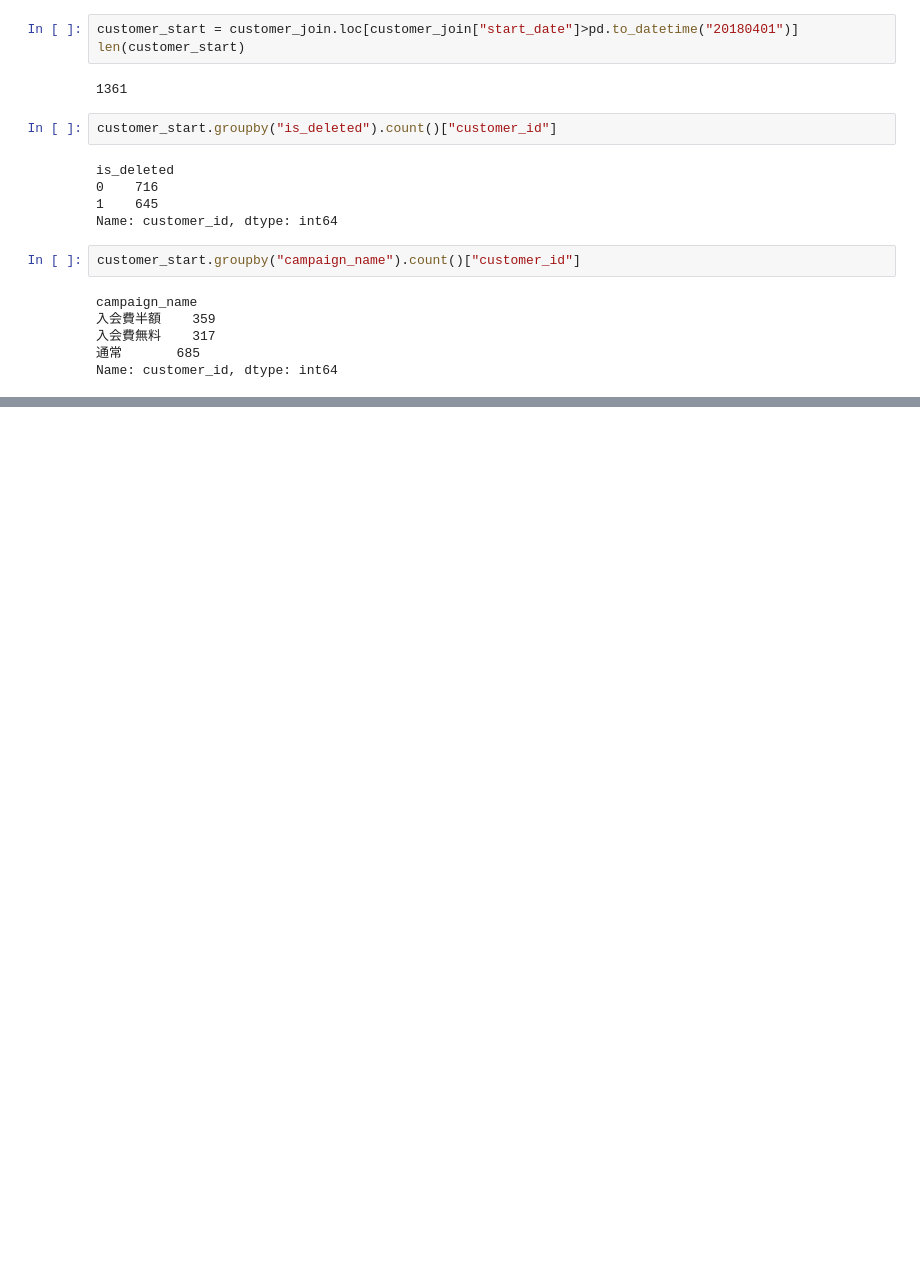
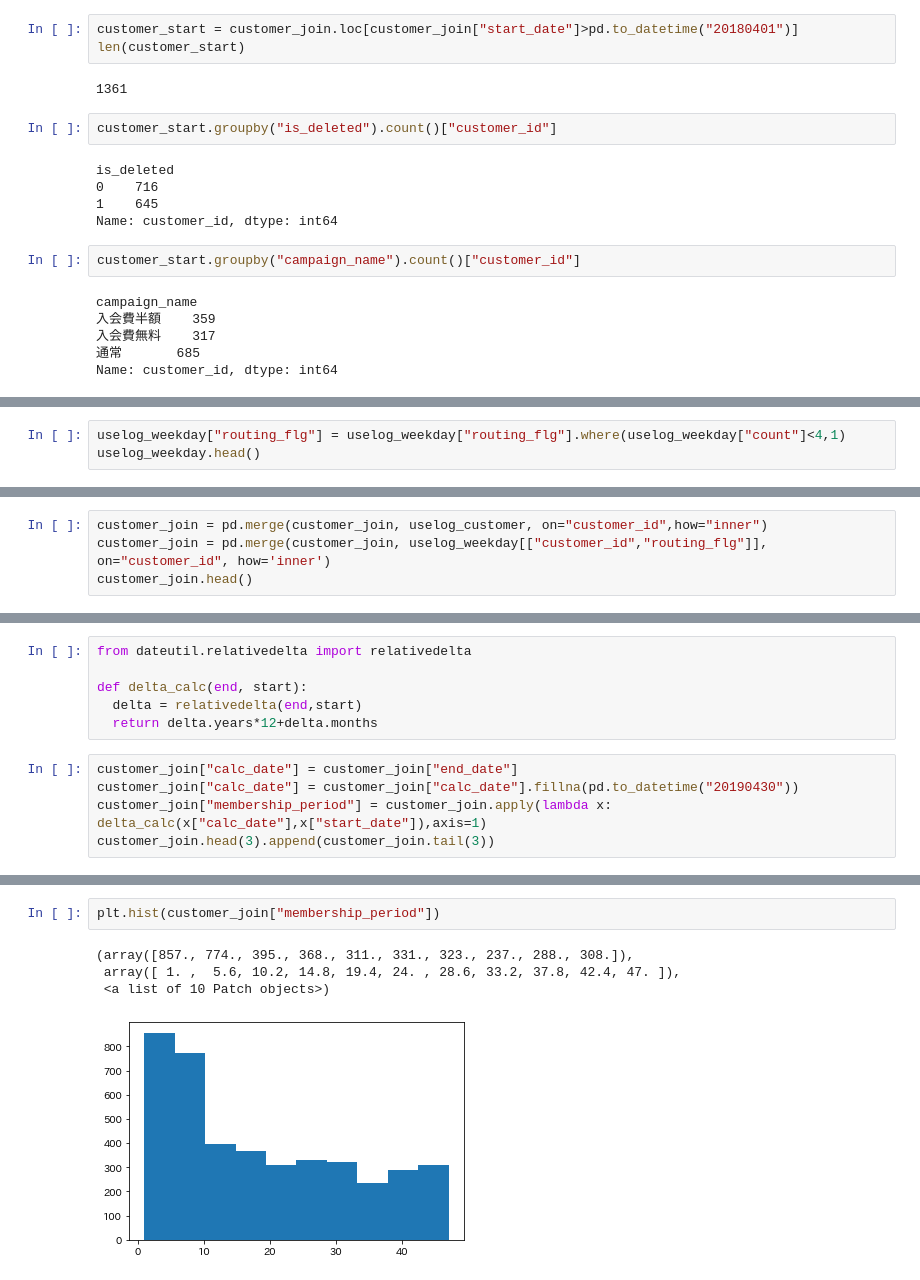
Before and after one commit to HiroshiATakano/GitHub, a Jupyter notebook: 3章_.ipynb, the cells around one changed output, grey strips where cells are left out. Drawn from its saved outputs; the diff is of its cells as text; blank space fills up the shorter version.

```diff
--- a/3章_.ipynb
+++ b/3章_.ipynb
@@ -251,0 +371,3 @@ graph_data.resample('M').sum()
+# %%
+uselog_weekday["routing_flg"] = uselog_weekday["routing_flg"].where(uselog_weekday["count"]<4,1)
+uselog_weekday.head()
@@ -251,0 +441,4 @@ graph_data.resample('M').sum()
+# %%
+customer_join = pd.merge(customer_join, uselog_customer, on="customer_id",how="inner")
+customer_join = pd.merge(customer_join, uselog_weekday[["customer_id","routing_flg"]], on="customer_id", how='inner')
+customer_join.head()
@@ -251,0 +494,11 @@ graph_data.resample('M').sum()
+# %%
+from dateutil.relativedelta import relativedelta
+
+def delta_calc(end, start):
+  delta = relativedelta(end,start)
+  return delta.years*12+delta.months
+# %%
+customer_join["calc_date"] = customer_join["end_date"]
+customer_join["calc_date"] = customer_join["calc_date"].fillna(pd.to_datetime("20190430"))
+customer_join["membership_period"] = customer_join.apply(lambda x: delta_calc(x["calc_date"],x["start_date"]),axis=1)
+customer_join.head(3).append(customer_join.tail(3))
@@ -251,0 +534,7 @@ graph_data.resample('M').sum()
+# %%
+plt.hist(customer_join["membership_period"])
+# %% [output]
+(array([857., 774., 395., 368., 311., 331., 323., 237., 288., 308.]),
+ array([ 1. ,  5.6, 10.2, 14.8, 19.4, 24. , 28.6, 33.2, 37.8, 42.4, 47. ]),
+ <a list of 10 Patch objects>)
+[figure, added]
```
Also changed, not shown: parts of 35 cells of this notebook.
